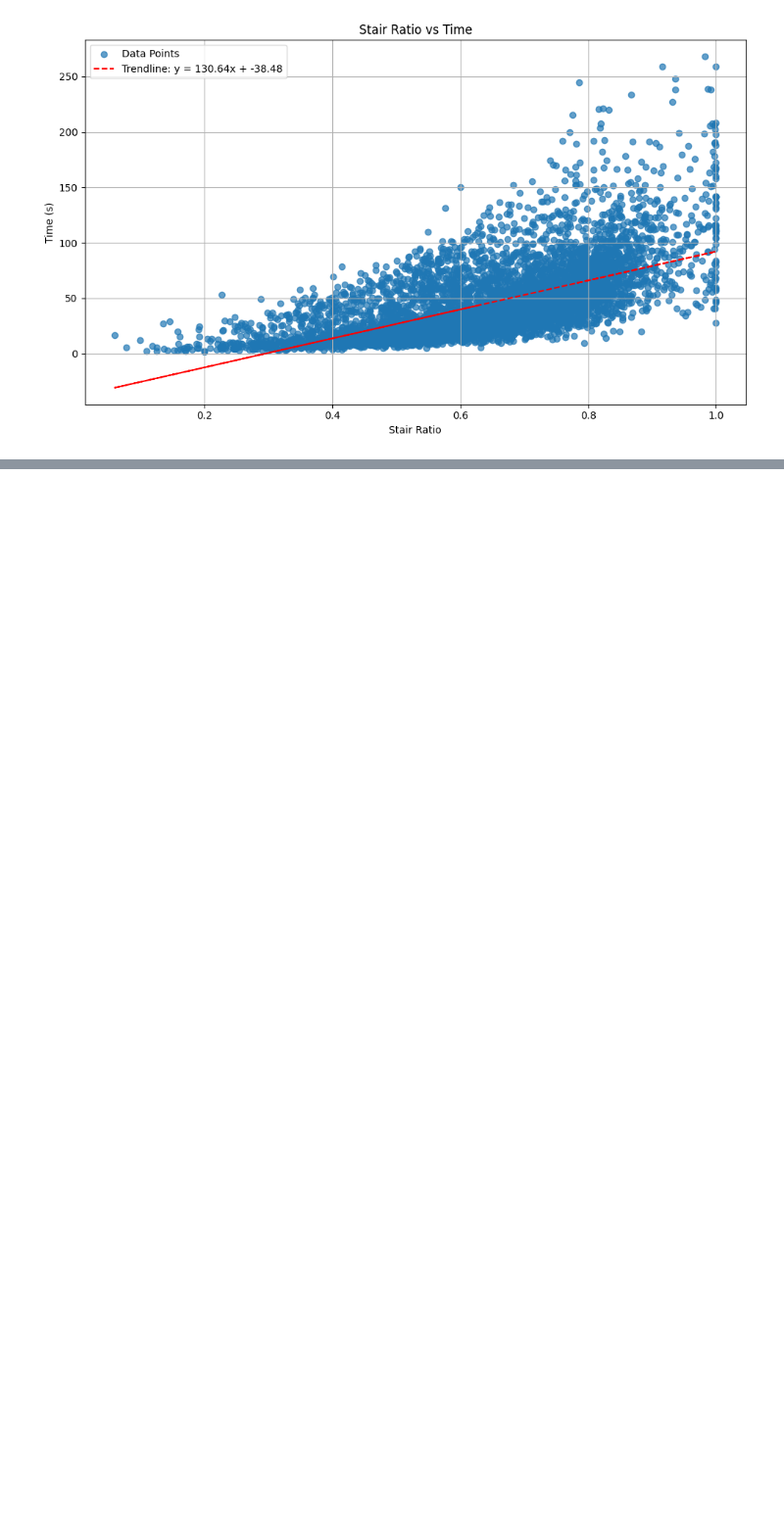
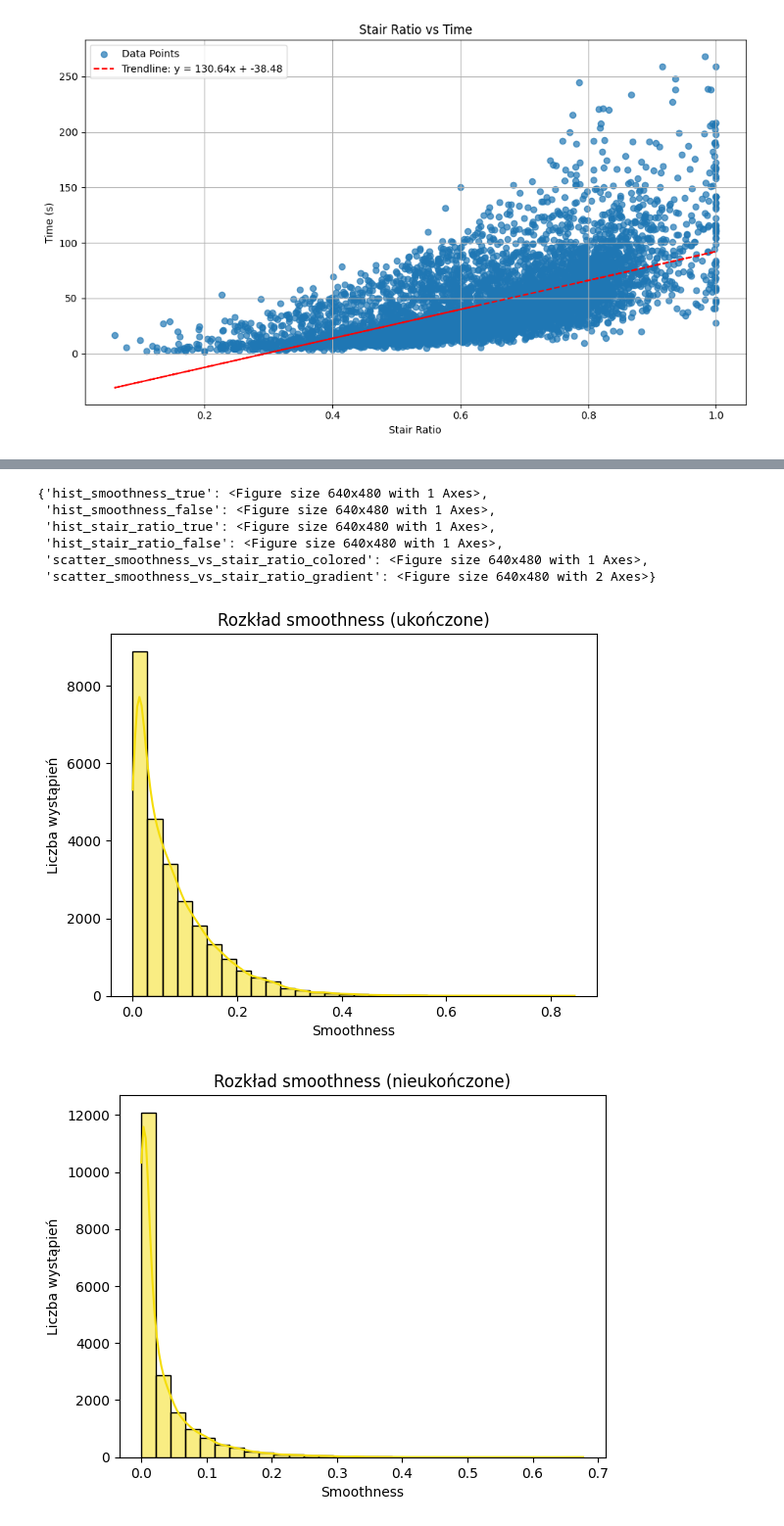
Before and after one commit to nataliachoszczyk/ORTHO, a Jupyter notebook: analysis.ipynb, the cells around one changed output, grey strips where cells are left out. Shown at 98% size. Cells and saved outputs as stored; diff of their text form; code cells hidden in the pictures; blank space fills up the shorter version.

```diff
--- a/analysis.ipynb
+++ b/analysis.ipynb
@@ -288,0 +374,17 @@ plt.show()
+# %%
+import pickle
+def get_all_tracks_plots():
+    path = "app_plots/all_tracks_metrics_plots.pkl"
+    with open(path, 'rb') as f:
+        plots = pickle.load(f)
+    return plots
+get_all_tracks_plots()
+# %% [output]
+{'hist_smoothness_true': <Figure size 640x480 with 1 Axes>,
+ 'hist_smoothness_false': <Figure size 640x480 with 1 Axes>,
+ 'hist_stair_ratio_true': <Figure size 640x480 with 1 Axes>,
+ 'hist_stair_ratio_false': <Figure size 640x480 with 1 Axes>,
+ 'scatter_smoothness_vs_stair_ratio_colored': <Figure size 640x480 with 1 Axes>,
+ 'scatter_smoothness_vs_stair_ratio_gradient': <Figure size 640x480 with 2 Axes>}
+[figure, added]
+[figure, added]
```
Also changed, not shown: parts of 16 cells of this notebook, 29 other files.
